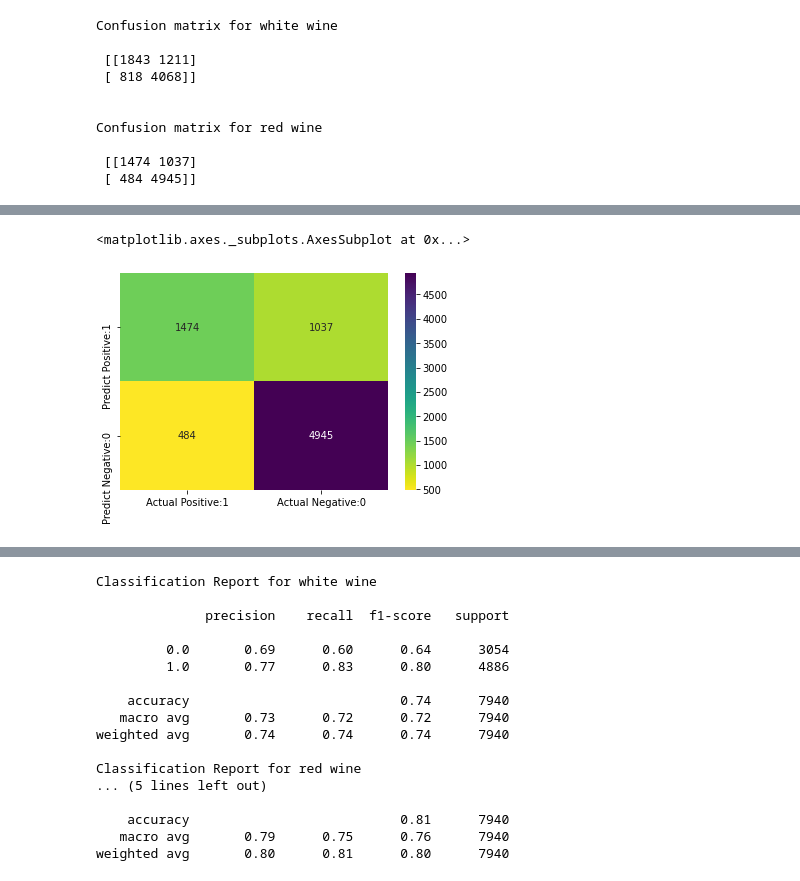
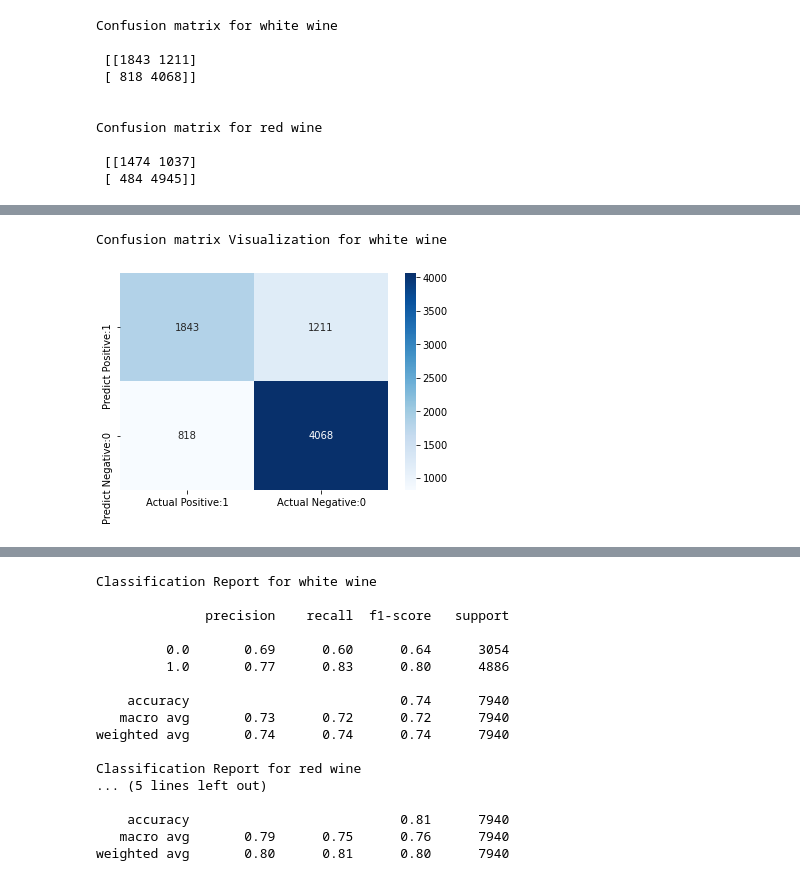
Before and after one commit to RayHYAN/INST0060_GroupWork, a Jupyter notebook: PROJECT CODE/External_models.ipynb, the cells around one changed output, grey strips where cells are left out. Cells and saved outputs as stored; diff of their text form; code cells hidden in the pictures.

```diff
--- a/PROJECT CODE/External_models.ipynb
+++ b/PROJECT CODE/External_models.ipynb
@@ -337,3 +400,18 @@ rfc100_r_drop_predict = rfc100_r_drop.predict(R_test_inputs_df_drop)
 print('Model accuracy score with 100 decision-trees : {0:0.4f}'. format(accuracy_score(R_test_targets, rfc100_r_drop_predict)))
 # %% [output]
 Model accuracy score with 100 decision-trees : 0.8079
+# %%
+# Confusion Matrix Function
+
+def confusion_matrix(true_classes,predicted_classes):
+
+    classes = set(true_classes)
+    confusionmatrix  = pd.DataFrame(
+        np.zeros((2,2),dtype=int),
+        index=classes,
+        columns=classes)
+
+    for true_label, prediction in zip(true_classes ,predicted_classes):
+        confusionmatrix.loc[true_label, prediction] += 1
+
+    return confusionmatrix.values
@@ -358,9 +449,8 @@ Confusion matrix for red wine
  [[1474 1037]
  [ 484 4945]]
 # %%
-# Visualize confusion matrix with heatmap for white wine
-
-cm_matrix_w = pd.DataFrame(data=cm_w, columns=['Actual Positive:1', 'Actual Negative:0'],
+# Plot Confusion Matrix Function
+def plot_cm(true_classes,predicted_classes):
+    cm_matrix_svc_w = pd.DataFrame(data=confusion_matrix(true_classes,predicted_classes), columns=['Actual Positive:1', 'Actual Negative:0'],
                                  index=['Predict Positive:1', 'Predict Negative:0'])
-
-sns.heatmap(cm_matrix_w, annot=True, fmt='d',cmap = "summer_r" )
+    sns.heatmap(cm_matrix_svc_w, annot=True, fmt='d',cmap = "Blues")
@@ -370,10 +457,7 @@ sns.heatmap(cm_matrix_w, annot=True, fmt='d',cmap = "summer_r" )
-# %%
-# Visualize confusion matrix with heatmap for red wine
-
-cm_matrix_r = pd.DataFrame(data=cm_r, columns=['Actual Positive:1', 'Actual Negative:0'],
-                                 index=['Predict Positive:1', 'Predict Negative:0'])
-
-sns.heatmap(cm_matrix_r, annot=True, fmt='d',cmap = "viridis_r" )
-# %% [output]
-<matplotlib.axes._subplots.AxesSubplot at 0x...>
-[figure, removed]
+# %%
+# Visualize confusion matrix with heatmap
+print('Confusion matrix Visualization for white wine')
+plot_cm(W_test_targets,rfc100_w_predict)
+# %% [output]
+Confusion matrix Visualization for white wine
+[figure, added]
```
Also changed, not shown: parts of 23 cells of this notebook, 1 other file.
